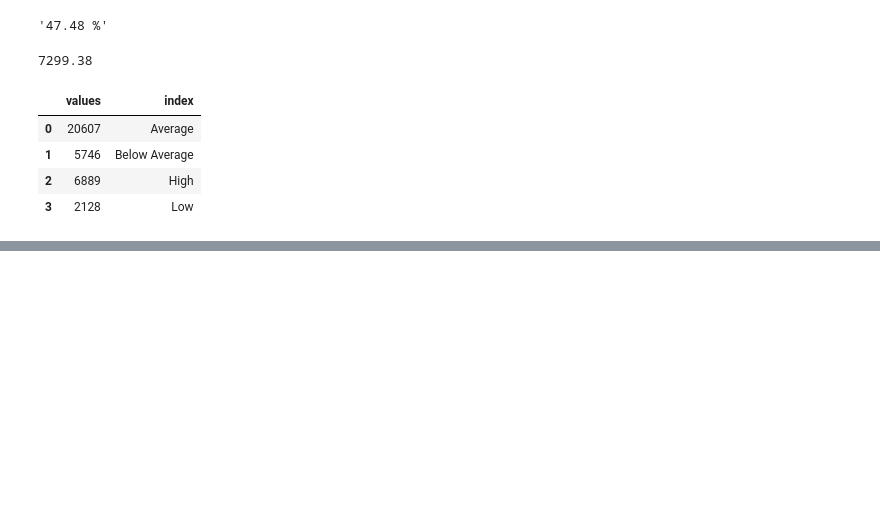
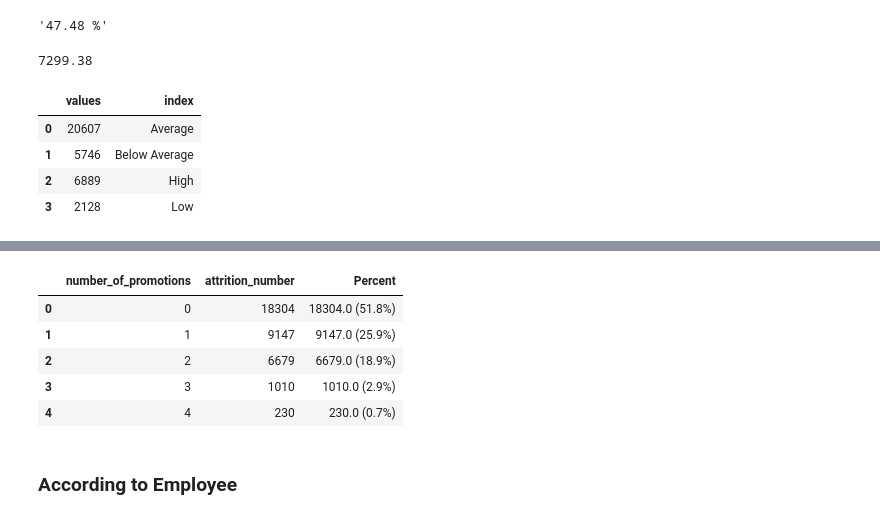
Before and after one commit to BeboFekry/Kayfa-Academy-Internship, a Jupyter notebook: Task 1 - HR Attrition Analysis Notbook.ipynb, the cells around one changed output, grey strips where cells are left out. Cells and saved outputs as stored; diff of their text form; code cells hidden in the pictures; blank space fills up the shorter version.

```diff
--- a/Task 1 - HR Attrition Analysis Notbook.ipynb
+++ b/Task 1 - HR Attrition Analysis Notbook.ipynb
@@ -486,0 +689,15 @@ df2
+# %%
+d = df[df['attrition']=='Left'].groupby('number_of_promotions')['attrition'].count().sort_values(ascending=False).reset_index(name='attrition_number')
+
+total = d['attrition_number'].sum()
+d['Percent'] = (d['attrition_number'] / total) * 100
+
+d['Percent'] = d.apply(lambda row: f"{row['attrition_number']}   ({row['Percent']:.1f}%)", axis=1)
+d
+# %% [output]
+|  | number_of_promotions | attrition_number | Percent |
+| 0 | 0 | 18304 | 18304.0 (51.8%) |
+| 1 | 1 | 9147 | 9147.0 (25.9%) |
+| 2 | 2 | 6679 | 6679.0 (18.9%) |
+| 3 | 3 | 1010 | 1010.0 (2.9%) |
+| 4 | 4 | 230 | 230.0 (0.7%) |
@@ -486,0 +722,2 @@ df2
+# %% [markdown]
+### According to Employee
```
Also changed, not shown: parts of 27 cells of this notebook.
